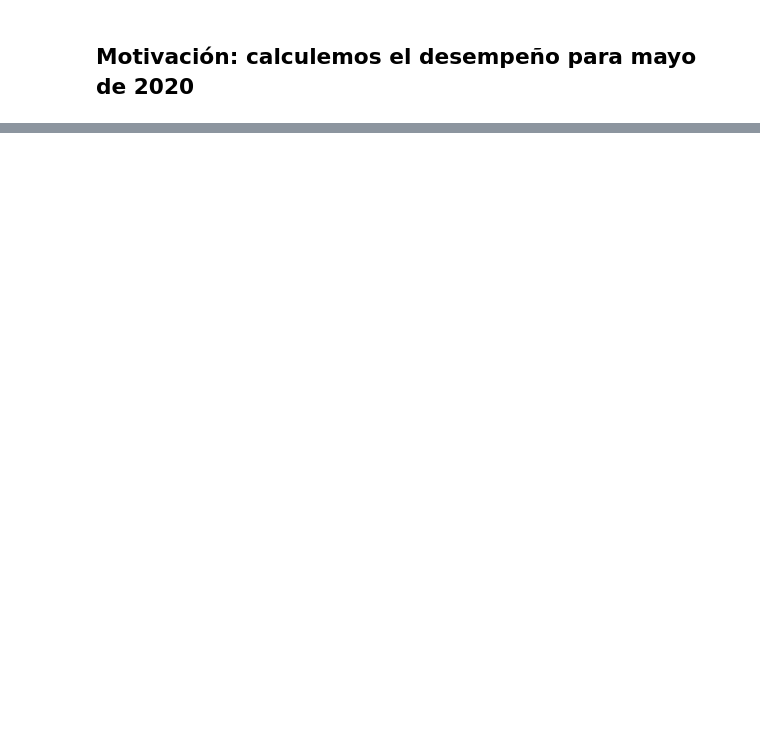
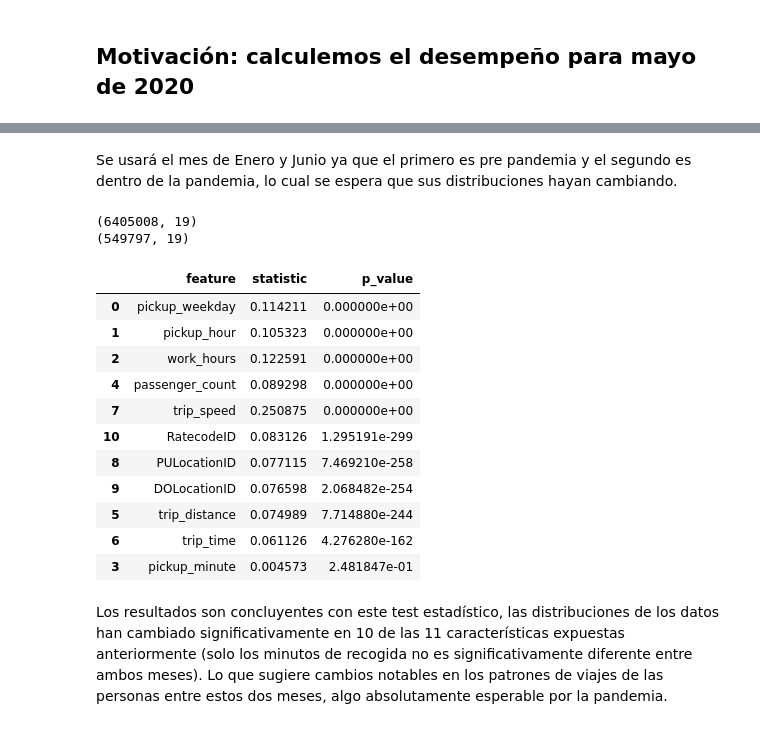
Before and after one commit to ssilvau/analitica-taxis, a Jupyter notebook: 00_nyc_taxi_model.ipynb, the cells around one changed output, grey strips where cells are left out. Saved outputs shown, nothing was run; the diff lists cells and outputs as text; code cells hidden in the pictures; blank space fills up the shorter version.

Commit message:
Added analysis for different months, implemented Kolmogorov-Smirnov test, and organized code into src folder

```diff
--- a/00_nyc_taxi_model.ipynb
+++ b/00_nyc_taxi_model.ipynb
@@ -240,0 +264,34 @@ F1: 0.5154740311166747
+# %% [markdown]
+Se usará el mes de Enero y Junio ya que el primero es pre pandemia y el segundo es dentro de la pandemia, lo cual se espera que sus distribuciones hayan cambiando.
+# %%
+taxi_ene = load_data(year=2020, month=1)
+taxi_jun = load_data(year=2020, month=6)
+# %%
+print(taxi_ene.shape)
+print(taxi_jun.shape)
+# %% [output]
+(6405008, 19)
+(549797, 19)
+# %%
+target_col = "high_tip"
+
+taxi_ene = build_features(taxi_ene.sample(100000), target_col)
+taxi_jun = build_features(taxi_jun.sample(100000), target_col)
+# %%
+comparison_df = compare_distributions(taxi_ene, taxi_jun)
+comparison_df.sort_values(by='p_value', ascending=True).head(11)
+# %% [output]
+|  | feature | statistic | p_value |
+| 0 | pickup_weekday | 0.114211 | 0.000000e+00 |
+| 1 | pickup_hour | 0.105323 | 0.000000e+00 |
+| 2 | work_hours | 0.122591 | 0.000000e+00 |
+| 4 | passenger_count | 0.089298 | 0.000000e+00 |
+| 7 | trip_speed | 0.250875 | 0.000000e+00 |
+| 10 | RatecodeID | 0.083126 | 1.295191e-299 |
+| 8 | PULocationID | 0.077115 | 7.469210e-258 |
+| 9 | DOLocationID | 0.076598 | 2.068482e-254 |
+| 5 | trip_distance | 0.074989 | 7.714880e-244 |
+| 6 | trip_time | 0.061126 | 4.276280e-162 |
+| 3 | pickup_minute | 0.004573 | 2.481847e-01 |
+# %% [markdown]
+Los resultados son concluyentes con este test estadístico, las distribuciones de los datos han cambiado significativamente en 10 de las 11 características expuestas anteriormente (solo los minutos de recogida no es significativamente diferente entre ambos meses). Lo que sugiere cambios notables en los patrones de viajes de las personas entre estos dos meses, algo absolutamente esperable por la pandemia.
```
Also changed, not shown: parts of 15 cells of this notebook, 3 other files.
